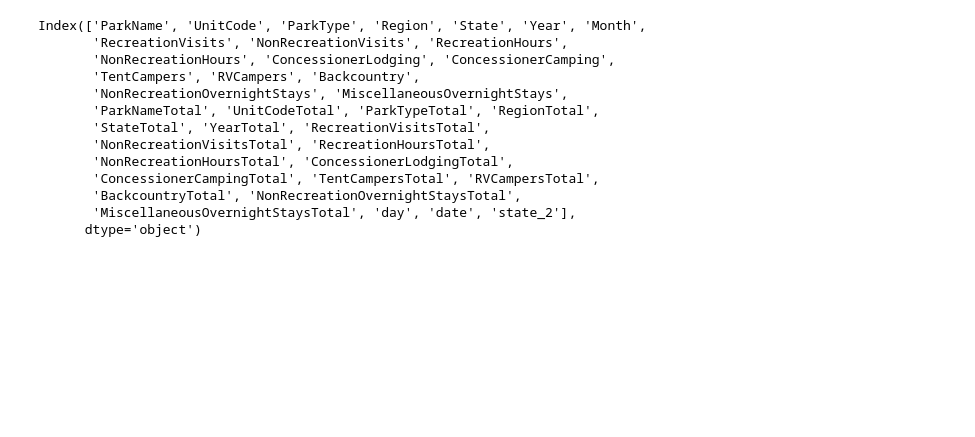
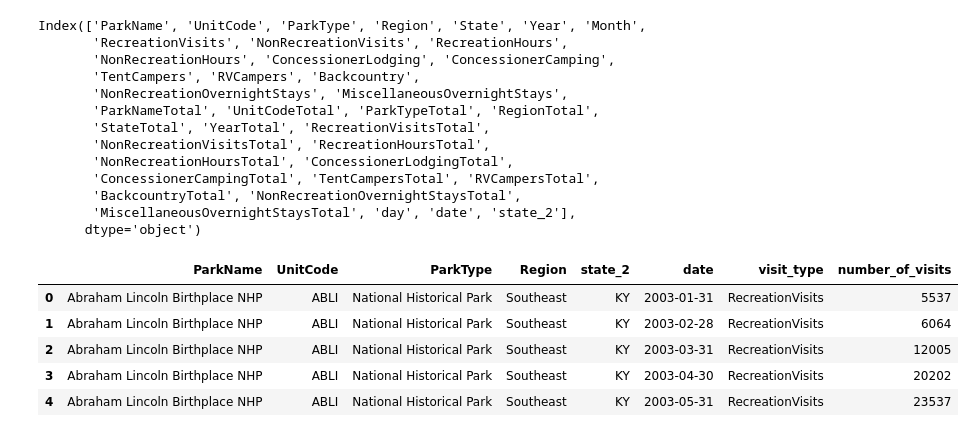
Before and after one commit to scmcqueen/NationalParksDataMining, a Jupyter notebook: data_exploration.ipynb, the cells around one changed output. Cells and saved outputs as stored; diff of their text form; code cells hidden in the pictures; blank space fills up the shorter version.

```diff
--- a/data_exploration.ipynb
+++ b/data_exploration.ipynb
@@ -155,15 +155,22 @@ Index(['ParkName', 'UnitCode', 'ParkType', 'Region', 'State', 'Year', 'Month',
        'MiscellaneousOvernightStaysTotal', 'day', 'date', 'state_2'],
       dtype='object')
 # %%
-t = data.copy()
-t.drop(columns=['State','ParkNameTotal', 'UnitCodeTotal', 'ParkTypeTotal', 'RegionTotal',
+p = data.copy()
+p.drop(columns=['State','ParkNameTotal', 'UnitCodeTotal', 'ParkTypeTotal', 'RegionTotal',
        'StateTotal', 'YearTotal', 'RecreationVisitsTotal',
        'NonRecreationVisitsTotal', 'RecreationHoursTotal',
        'NonRecreationHoursTotal', 'ConcessionerLodgingTotal',
        'ConcessionerCampingTotal', 'TentCampersTotal', 'RVCampersTotal',
        'BackcountryTotal', 'NonRecreationOvernightStaysTotal', 'Year', 'Month', 'day',
        'MiscellaneousOvernightStaysTotal'],inplace=True)
-t=t.melt(id_vars=['ParkName', 'UnitCode', 'ParkType', 'Region','state_2','date'],
+easy_access_df=p.melt(id_vars=['ParkName', 'UnitCode', 'ParkType', 'Region','state_2','date'],
        var_name='visit_type',
        value_name='number_of_visits')
-easy_access_df = t.pivot(index=['ParkName', 'UnitCode', 'ParkType', 'Region','state_2','visit_type'],columns='date',values=['number_of_visits'])
+easy_access_df.head()
+# %% [output]
+|  | ParkName | UnitCode | ParkType | Region | state_2 | date | visit_type | number_of_visits |
+| 0 | Abraham Lincoln Birthplace NHP | ABLI | National Historical Park | Southeast | KY | 2003-01-31 | RecreationVisits | 5537 |
+| 1 | Abraham Lincoln Birthplace NHP | ABLI | National Historical Park | Southeast | KY | 2003-02-28 | RecreationVisits | 6064 |
+| 2 | Abraham Lincoln Birthplace NHP | ABLI | National Historical Park | Southeast | KY | 2003-03-31 | RecreationVisits | 12005 |
+| 3 | Abraham Lincoln Birthplace NHP | ABLI | National Historical Park | Southeast | KY | 2003-04-30 | RecreationVisits | 20202 |
+| 4 | Abraham Lincoln Birthplace NHP | ABLI | National Historical Park | Southeast | KY | 2003-05-31 | RecreationVisits | 23537 |
```
Also changed, not shown: parts of 4 cells of this notebook, 2 other files.
